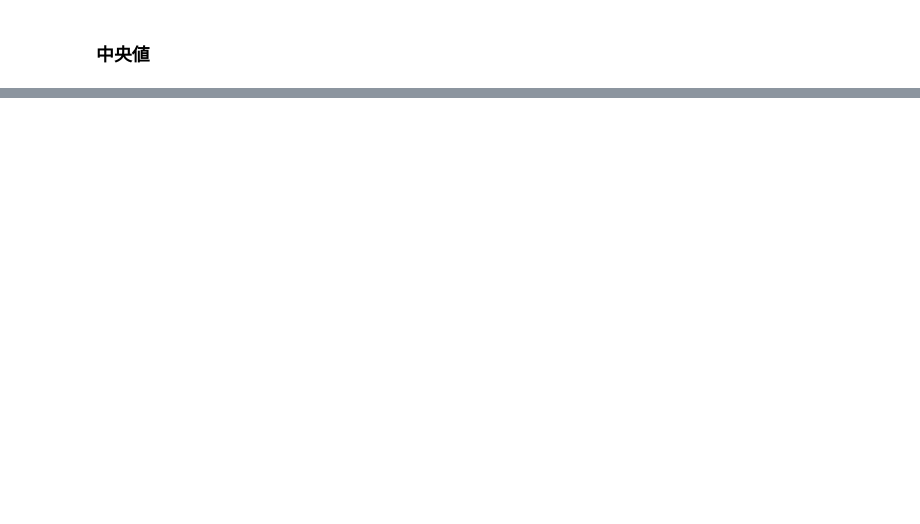
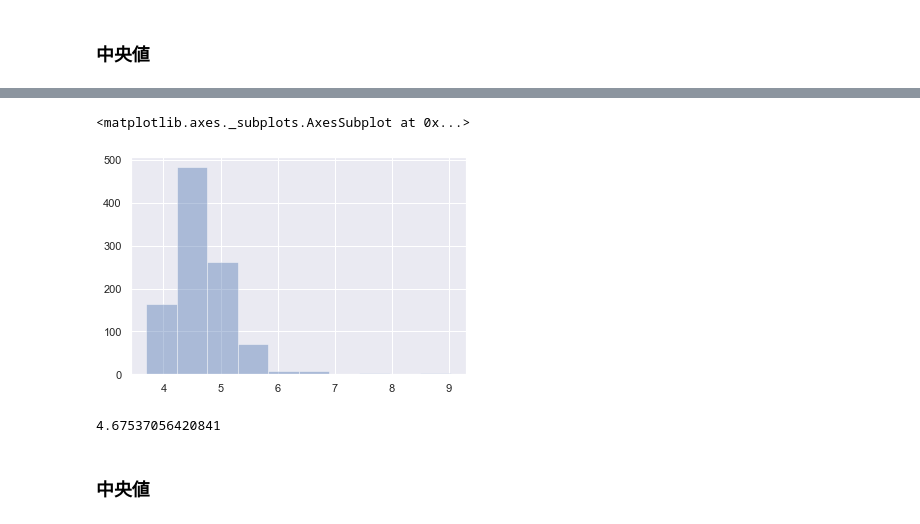
Before and after one commit to e4Rl97/var_simu, a Jupyter notebook: var_simu.ipynb, the cells around one changed output, grey strips where cells are left out. Cells and saved outputs as stored; diff of their text form; code cells hidden in the pictures; blank space fills up the shorter version.

```diff
--- a/var_simu.ipynb
+++ b/var_simu.ipynb
@@ -109,0 +114,19 @@ np.mean(a)
+# %%
+# 不偏分散で算出
+x = []
+for i in range(1000):
+    y = np.random.lognormal(0,1,10000)
+    x.append(var(y))
+# %%
+# 分散算出に平均値を利用
+sns.distplot(x, kde=False, rug=False, bins=10)
+# %% [output]
+<matplotlib.axes._subplots.AxesSubplot at 0x...>
+[figure, added]
+# %%
+# lim
+np.mean(x)
+# %% [output]
+4.67537056420841
+# %% [markdown]
+### 中央値
```
Also changed, not shown: parts of 11 cells of this notebook.
